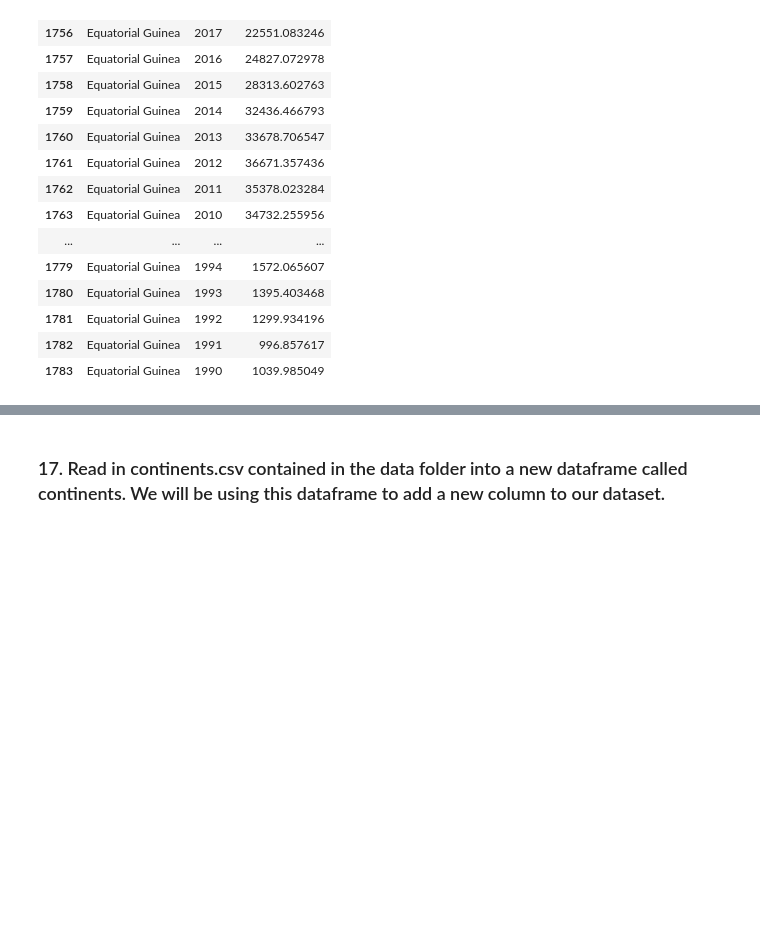
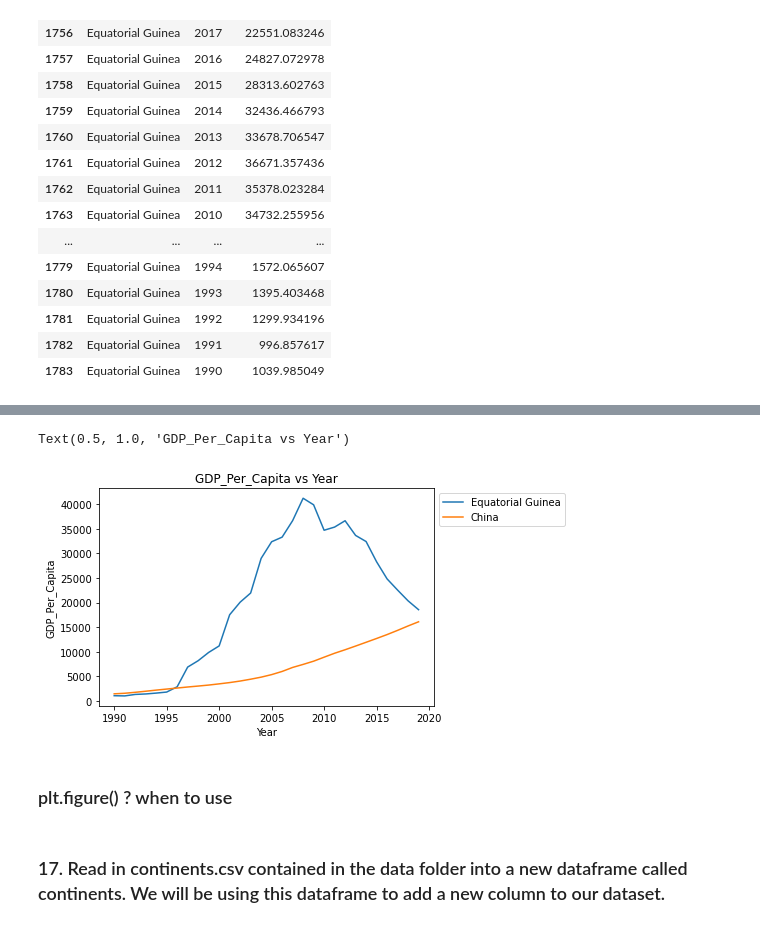
Before and after one commit to ashamaheshwari/un_data_question-ashamaheshwari, a Jupyter notebook: notebooks/UN_Data_Exploration.ipynb, the cells around one changed output, grey strips where cells are left out. Saved outputs shown, nothing was run; the diff lists cells and outputs as text; code cells hidden in the pictures; blank space fills up the shorter version.

```diff
--- a/notebooks/UN_Data_Exploration.ipynb
+++ b/notebooks/UN_Data_Exploration.ipynb
@@ -312,2 +354,15 @@ SyntaxError: closing parenthesis ']' does not match opening parenthesis '(' (196
+# %%
+
+ax = gdp_df[gdp_df['Country']== 'Equatorial Guinea'].sort_values('Year').plot(kind = 'line', x ='Year', y ='GDP_Per_Capita',label = 'Equatorial Guinea')
+gdp_df[gdp_df['Country']== 'China'].sort_values('Year').plot(kind = 'line', x ='Year', y ='GDP_Per_Capita',label = 'China', ax=ax)
+plt.xlabel('Year')
+plt.ylabel('GDP_Per_Capita')
+plt.legend(bbox_to_anchor =(1.0, 1.0))
+plt.title('GDP_Per_Capita vs Year')
+# %% [output]
+Text(0.5, 1.0, 'GDP_Per_Capita vs Year')
+[figure, added]
+# %% [markdown]
+### plt.figure() ? when to use
 # %% [markdown]
 ### 17. Read in continents.csv contained in the data folder into a new dataframe called continents. We will be using this dataframe to add a new column to our dataset.
```
Also changed, not shown: parts of 14 cells of this notebook.
